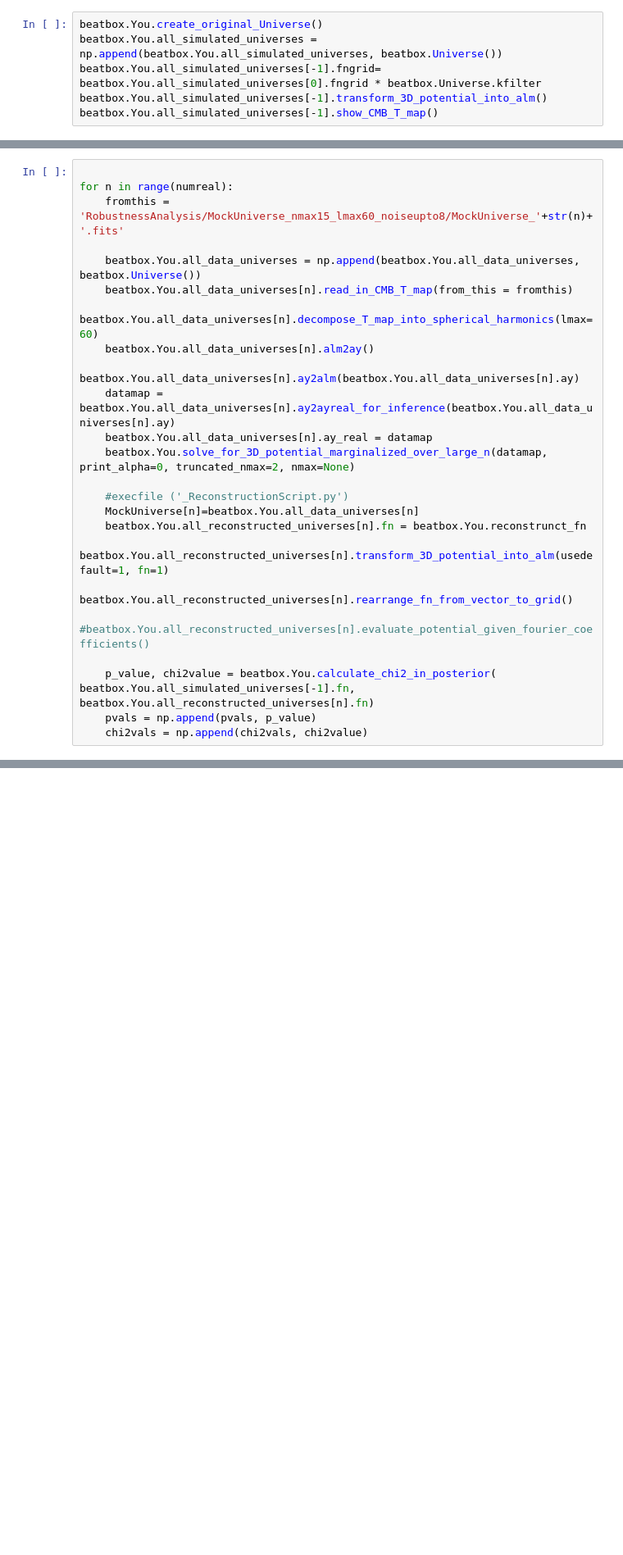
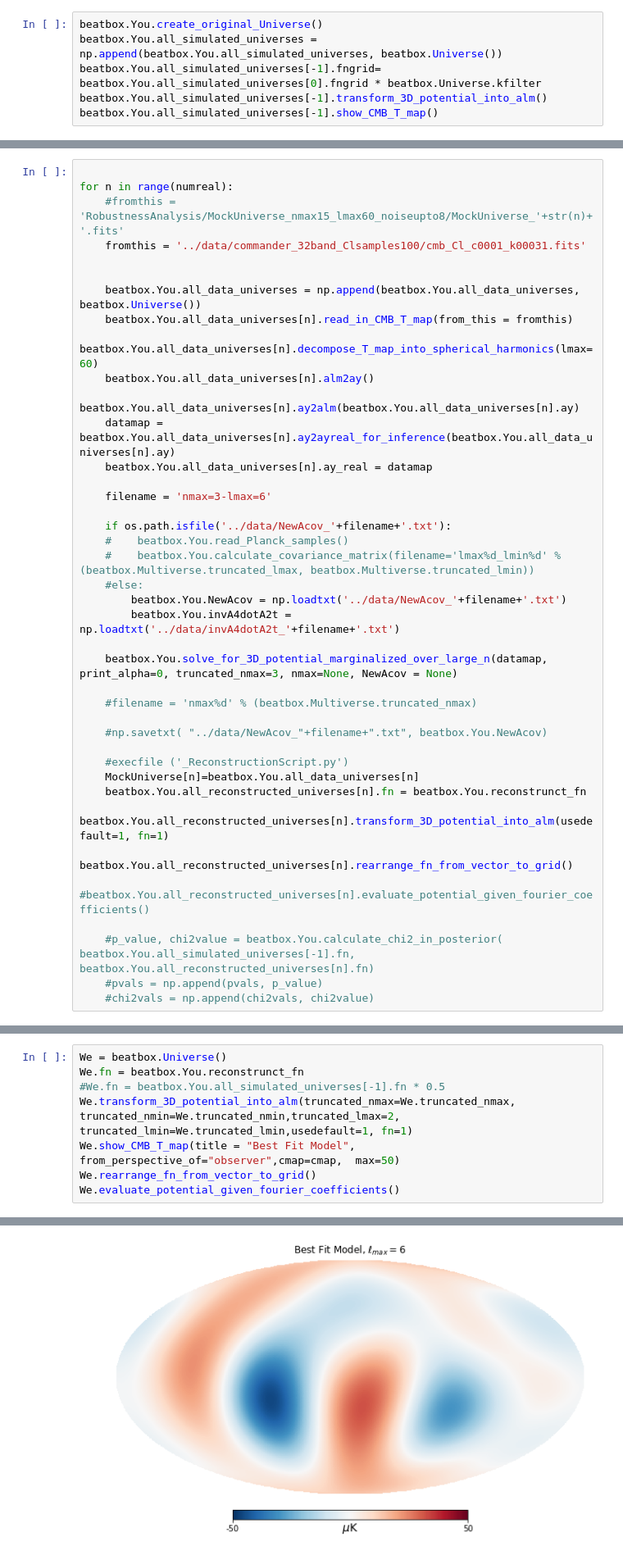
Before and after one commit to LaurencePeanuts/Music, a Jupyter notebook: Scripts/RecAnalysis_largeN.ipynb, the cells around one changed output, grey strips where cells are left out. Shown at 82% size. Drawn from its saved outputs; the diff is of its cells as text; blank space fills up the shorter version.

```diff
--- a/Scripts/RecAnalysis_largeN.ipynb
+++ b/Scripts/RecAnalysis_largeN.ipynb
@@ -173,7 +176,9 @@ datamap.shape
 # %%
 
 for n in range(numreal):
-    fromthis = 'RobustnessAnalysis/MockUniverse_nmax15_lmax60_noiseupto8/MockUniverse_'+str(n)+'.fits'
+    #fromthis = 'RobustnessAnalysis/MockUniverse_nmax15_lmax60_noiseupto8/MockUniverse_'+str(n)+'.fits'
+    fromthis = '../data/commander_32band_Clsamples100/cmb_Cl_c0001_k00031.fits'
+
 
     beatbox.You.all_data_universes = np.append(beatbox.You.all_data_universes, beatbox.Universe())
     beatbox.You.all_data_universes[n].read_in_CMB_T_map(from_this = fromthis)
@@ -182,7 +187,21 @@ for n in range(numreal):
     beatbox.You.all_data_universes[n].ay2alm(beatbox.You.all_data_universes[n].ay)
     datamap = beatbox.You.all_data_universes[n].ay2ayreal_for_inference(beatbox.You.all_data_universes[n].ay)
     beatbox.You.all_data_universes[n].ay_real = datamap
-    beatbox.You.solve_for_3D_potential_marginalized_over_large_n(datamap, print_alpha=0, truncated_nmax=2, nmax=None)
+
+    filename = 'nmax=3-lmax=6'
+
+    if os.path.isfile('../data/NewAcov_'+filename+'.txt'):
+    #    beatbox.You.read_Planck_samples()
+    #    beatbox.You.calculate_covariance_matrix(filename='lmax%d_lmin%d' % (beatbox.Multiverse.truncated_lmax, beatbox.Multiverse.truncated_lmin))
+    #else:
+        beatbox.You.NewAcov = np.loadtxt('../data/NewAcov_'+filename+'.txt')
+        beatbox.You.invA4dotA2t = np.loadtxt('../data/invA4dotA2t_'+filename+'.txt')
+
+    beatbox.You.solve_for_3D_potential_marginalized_over_large_n(datamap, print_alpha=0, truncated_nmax=3, nmax=None, NewAcov = None)
+
+    #filename = 'nmax%d' % (beatbox.Multiverse.truncated_nmax)
+
+    #np.savetxt( "../data/NewAcov_"+filename+".txt", beatbox.You.NewAcov)
 
     #execfile ('_ReconstructionScript.py')
     MockUniverse[n]=beatbox.You.all_data_universes[n]
@@ -191,9 +210,9 @@ for n in range(numreal):
     beatbox.You.all_reconstructed_universes[n].rearrange_fn_from_vector_to_grid()
     #beatbox.You.all_reconstructed_universes[n].evaluate_potential_given_fourier_coefficients()
 
-    p_value, chi2value = beatbox.You.calculate_chi2_in_posterior( beatbox.You.all_simulated_universes[-1].fn, beatbox.You.all_reconstructed_universes[n].fn)
-    pvals = np.append(pvals, p_value)
-    chi2vals = np.append(chi2vals, chi2value)
+    #p_value, chi2value = beatbox.You.calculate_chi2_in_posterior( beatbox.You.all_simulated_universes[-1].fn, beatbox.You.all_reconstructed_universes[n].fn)
+    #pvals = np.append(pvals, p_value)
+    #chi2vals = np.append(chi2vals, chi2value)
 # %% [output]
 NSIDE = 256
 ORDERING = RING in fits file
@@ -209,0 +248,9 @@ print (beatbox.You.all_reconstructed_universes[0].fngrid[21,19:23,21]-beatbox.Yo
+# %%
+We = beatbox.Universe()
+We.fn = beatbox.You.reconstrunct_fn
+#We.fn = beatbox.You.all_simulated_universes[-1].fn * 0.5
+We.transform_3D_potential_into_alm(truncated_nmax=We.truncated_nmax, truncated_nmin=We.truncated_nmin,truncated_lmax=2, truncated_lmin=We.truncated_lmin,usedefault=1, fn=1)
+We.show_CMB_T_map(title = "Best Fit Model", from_perspective_of="observer",cmap=cmap,  max=50)
+We.rearrange_fn_from_vector_to_grid()
+We.evaluate_potential_given_fourier_coefficients()
+# %% [output]
@@ -209,0 +261 @@ print (beatbox.You.all_reconstructed_universes[0].fngrid[21,19:23,21]-beatbox.Yo
+[figure, added]
```
Also changed, not shown: parts of 37 cells of this notebook, 3 other files.
